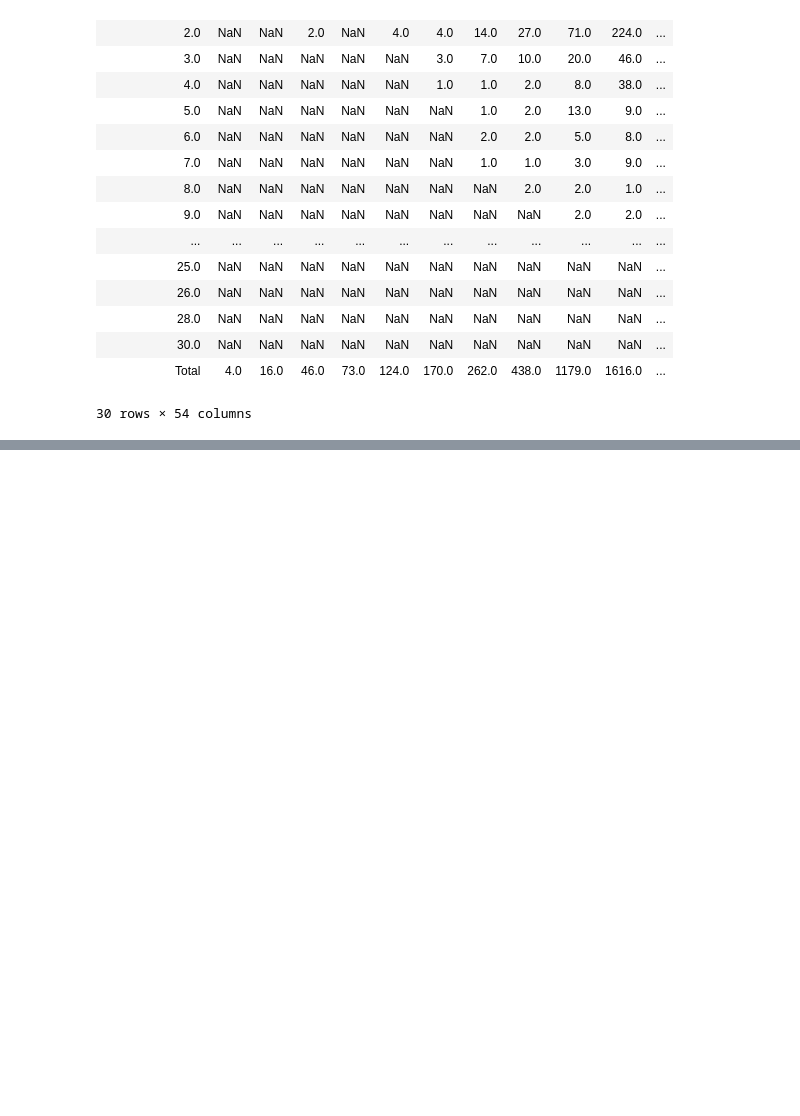
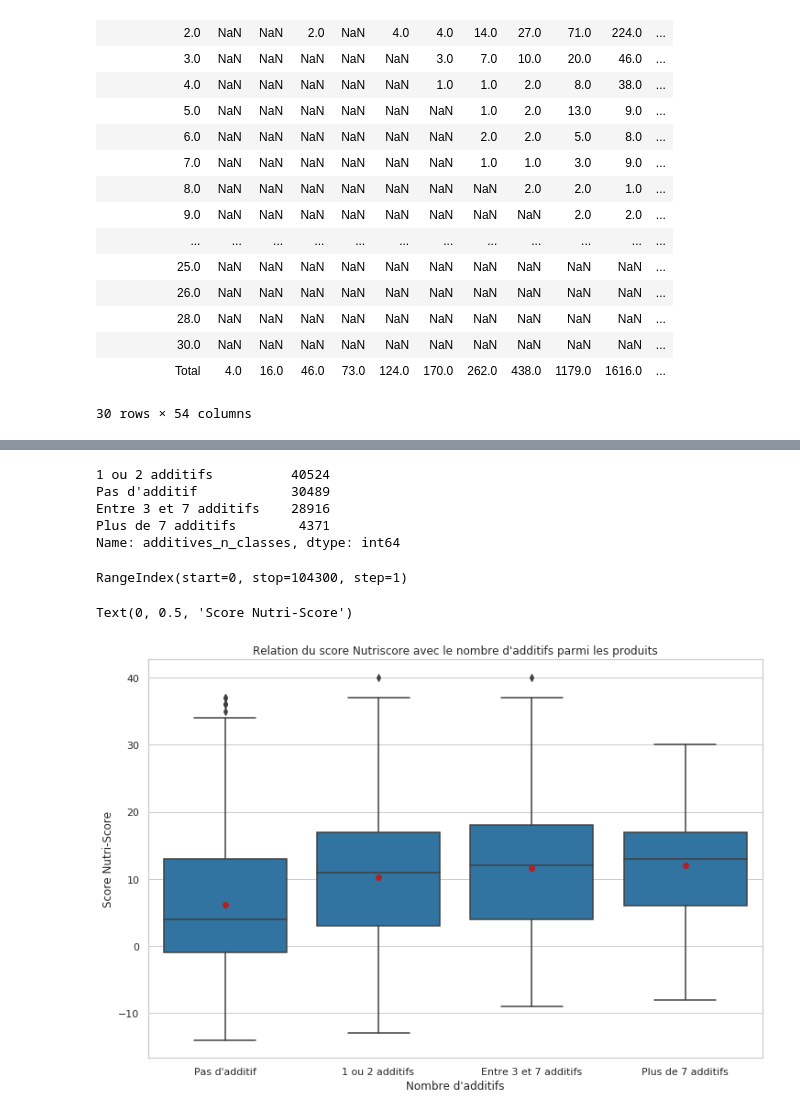
Before and after one commit to sebastienbourgeois/oc-p3-conception-application-sante-publique, a Jupyter notebook: PSante_02_notebookexploration.ipynb, the cells around one changed output, grey strips where cells are left out. Saved outputs shown, nothing was run; the diff lists cells and outputs as text; code cells hidden in the pictures; blank space fills up the shorter version.

Commit message:
Analyse bivariée entre le nombre d'additifs et la qualité nutritionnelle du produit

```diff
--- a/PSante_02_notebookexploration.ipynb
+++ b/PSante_02_notebookexploration.ipynb
@@ -692,0 +696,7 @@ tableau_contingence
+# %%
+open_food_facts_df.loc[open_food_facts_df['additives_n'] == 0, 'additives_n_classes'] = 'Pas d\'additif'
+open_food_facts_df.loc[(open_food_facts_df['additives_n'] == 1) | (open_food_facts_df['additives_n'] == 2),
+                   'additives_n_classes'] = '1 ou 2 additifs'
+open_food_facts_df.loc[(open_food_facts_df['additives_n'] >= 3) & (open_food_facts_df['additives_n'] <= 7),
+                   'additives_n_classes'] = 'Entre 3 et 7 additifs'
+open_food_facts_df.loc[open_food_facts_df['additives_n'] > 7, 'additives_n_classes'] = 'Plus de 7 additifs'
@@ -692,0 +743,28 @@ tableau_contingence
+# %%
+open_food_facts_df['additives_n_classes'].value_counts()
+# %% [output]
+1 ou 2 additifs          40524
+Pas d'additif            30489
+Entre 3 et 7 additifs    28916
+Plus de 7 additifs        4371
+Name: additives_n_classes, dtype: int64
+# %%
+open_food_facts_df['additives_n_classes'].index
+# %% [output]
+RangeIndex(start=0, stop=104300, step=1)
+# %%
+meanprops = {'marker':'o', 'markeredgecolor':'firebrick',
+            'markerfacecolor':'firebrick'}
+
+plt.rcParams["figure.figsize"] = (12, 8)
+sns.boxplot(x='additives_n_classes', y='nutriscore_score',
+            data=open_food_facts_df, color='tab:blue',
+            order=['Pas d\'additif', '1 ou 2 additifs', 'Entre 3 et 7 additifs', 'Plus de 7 additifs'],
+            showmeans=True,
+            meanprops=meanprops)
+plt.title('Relation du score Nutriscore avec le nombre d\'additifs parmi les produits')
+plt.xlabel('Nombre d\'additifs')
+plt.ylabel('Score Nutri-Score')
+# %% [output]
+Text(0, 0.5, 'Score Nutri-Score')
+[figure, added]
```
Also changed, not shown: parts of 28 cells of this notebook.
